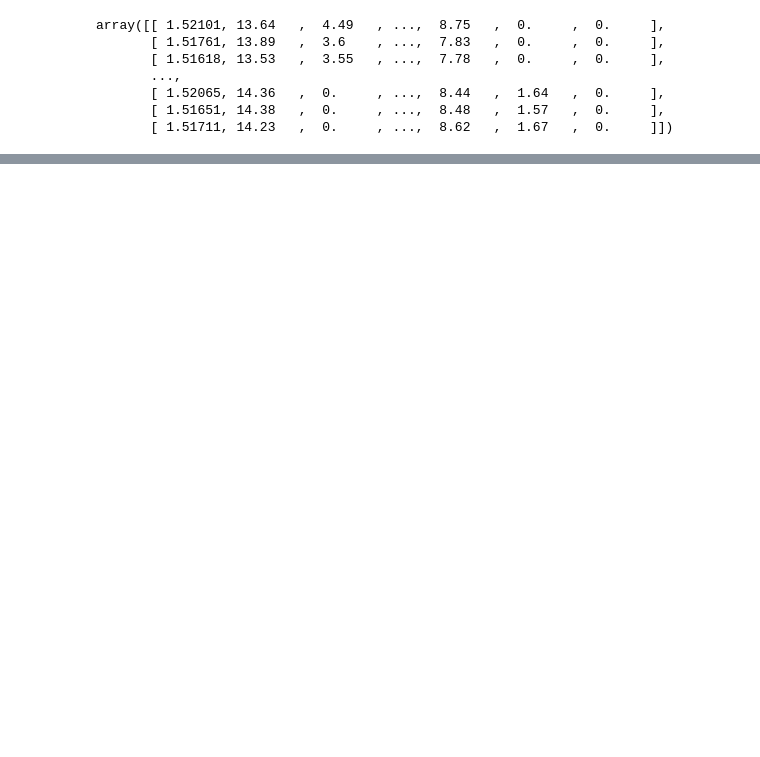
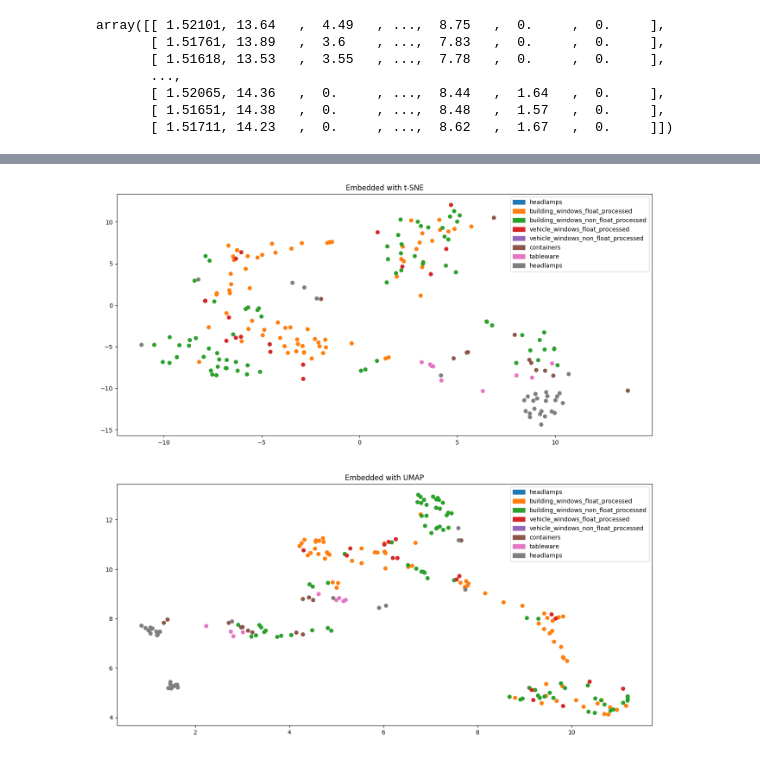
Before and after one commit to Metaraddin/m1_isit, a Jupyter notebook: PR_3-4/notebook.ipynb, the cells around one changed output, grey strips where cells are left out. Saved outputs shown, nothing was run; the diff lists cells and outputs as text; code cells hidden in the pictures; blank space fills up the shorter version.

```diff
--- a/PR_3-4/notebook.ipynb
+++ b/PR_3-4/notebook.ipynb
@@ -31,7 +31,7 @@ def plot_embeddings(embedded_tsne, embedded_umap, targets, names):
 
     patchs = []
     for i, color in enumerate(palette):
-        patchs.append(mpatches.Patch(color=color, label=names[i]))
+        patchs.append(mpatches.Patch(color=color, label=names[i-1]))
 
 
     plt.figure(figsize=(16, 16))
@@ -75,7 +77,9 @@ plot_embeddings(embedded_tsne, embedded_umap, targets, names)
 min_max_scaled_tsne = TSNE().fit_transform(MinMaxScaler().fit_transform(features))
 min_max_scaled_umap = UMAP().fit_transform(MinMaxScaler().fit_transform(features))
 # %%
-plot_embeddings(min_max_scaled_tsne, min_max_scaled_umap, targets)
+plot_embeddings(min_max_scaled_tsne, min_max_scaled_umap, targets, names)
+# %% [output]
+[figure, added]
 # %%
 standard_scaled_tsne = TSNE().fit_transform(StandardScaler().fit_transform(features))
 standard_scaled_umap = UMAP().fit_transform(StandardScaler().fit_transform(features))
```
Also changed, not shown: parts of 3 cells of this notebook, 4 other files.
